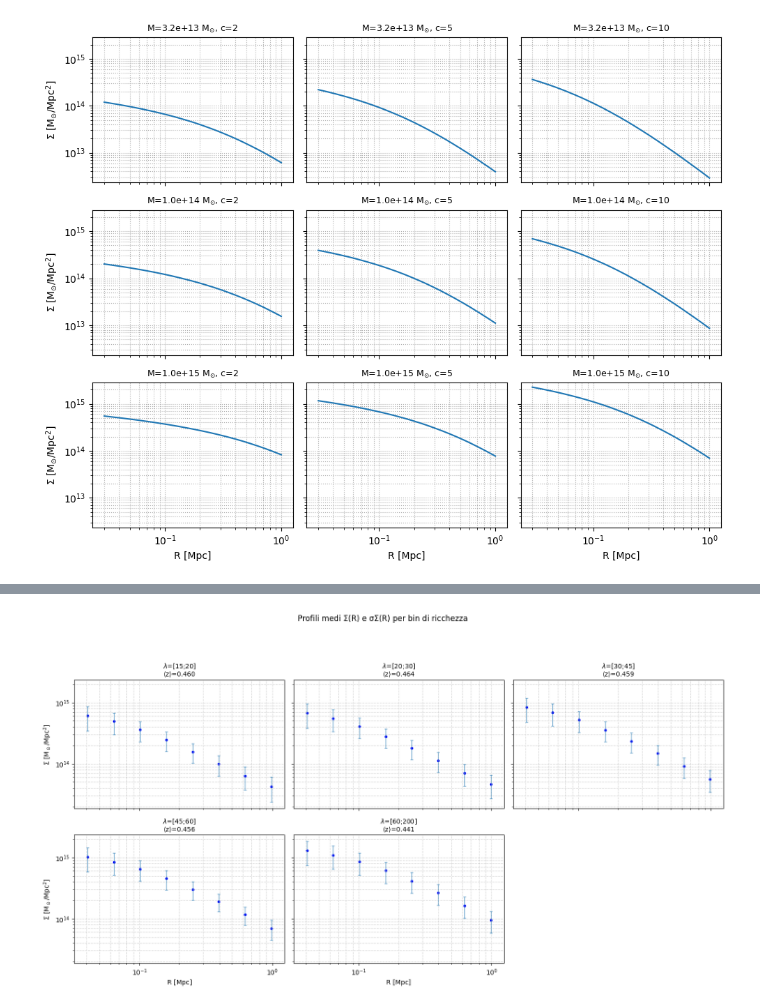
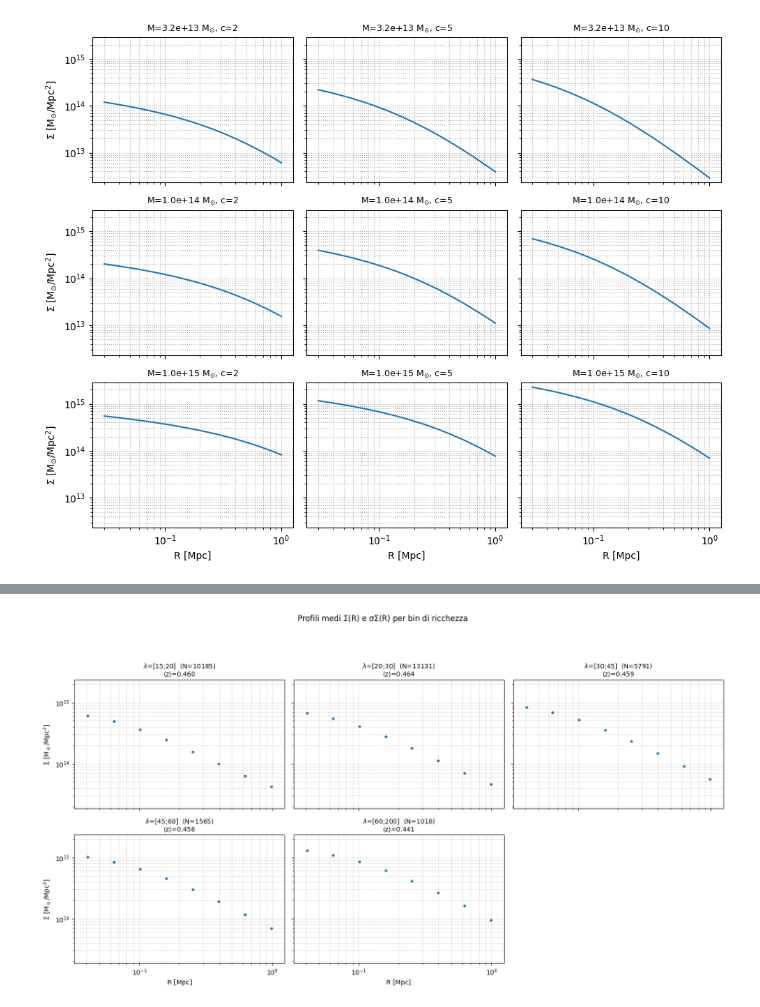
Before and after one commit to Nicholasrinaldi/Esame, a Jupyter notebook: Esame_TRMD.ipynb, the cells around one changed output, grey strips where cells are left out. Saved outputs shown, nothing was run; the diff lists cells and outputs as text; code cells hidden in the pictures.

```diff
--- a/Esame_TRMD.ipynb
+++ b/Esame_TRMD.ipynb
@@ -96,95 +93,75 @@ I risultati vengono rappresentati con barre di errore e confrontati con un model
 # %%
 
-from astropy.table import Table
+#  carico i dati
+tbl   = Table.read("halo_catalog.fit")
+R     = np.load("R_values.npy")
+z     = np.array(tbl["Z"])
+rich  = np.array(tbl["LAMBDA_TR"])
+sigma = np.array(tbl["SIGMA_of_R"])
 
-# 1) LOAD DATA
-tbl     = Table.read("halo_catalog.fit")      # columns: 'Z', 'LAMBDA_TR', 'SIGMA_of_R'
-R       = np.load("R_values.npy")              # shape (N_R,)
-z       = np.array(tbl["Z"])                   # (N_halos,)
-rich    = np.array(tbl["LAMBDA_TR"])            # (N_halos,)
-sigma   = np.array(tbl["SIGMA_of_R"])           # (N_halos, N_R)
-
-# 2) DEFINE RICHNESS BINS
+# definisco i bin di ricchezza
 lambda_edges = [15, 20, 30, 45, 60, 200]
 n_bins       = len(lambda_edges) - 1
 
-# 3) FOR EACH BIN, COMPUTE ⟨z⟩, σ_z, ⟨Σ⟩(R), σ_Σ(R)
+# array dove accumulo i risultati
 mean_z      = []
 std_z       = []
 mean_sigmas = []
 std_sigmas  = []
+halo_counts = []
 
 for i in range(n_bins):
     low, high = lambda_edges[i], lambda_edges[i+1]
-    # include ≤ high on the last bin
-    if i < n_bins-1:
-        mask = (rich >= low) & (rich < high)
-    else:
-        mask = (rich >= low) & (rich <= high)
+    mask = (rich >= low) & (rich < high) if i < n_bins-1 else (rich >= low) & (rich <= high)
 
-    profs = sigma[mask]             # shape (N_bin, N_R)
+    N_halo = mask.sum()
+    halo_counts.append(N_halo)
+
+    profs = sigma[mask]
     mean_z.append(np.mean(z[mask]))
-    std_z.append( np.std(z[mask])  )
+    std_z.append(np.std(z[mask]))
     mean_sigmas.append(np.mean(profs, axis=0))
-    std_sigmas .append(np.std( profs, axis=0))
+    std_sigmas.append(np.std(profs, axis=0))
 
-# 4) FIND GLOBAL PLOT LIMITS (so every panel is on the same scale)
+
+print("Numero di aloni per bin:", halo_counts)
+
+# limiti per gli assi, identici tra i pannelli
 all_lower = [m - s for m, s in zip(mean_sigmas, std_sigmas)]
 all_upper = [m + s for m, s in zip(mean_sigmas, std_sigmas)]
-ymin      = min(np.min(arr) for arr in all_lower)
-ymax      = max(np.max(arr) for arr in all_upper)
-xmin, xmax= R.min(), R.max()
-
-# pad by 10% in log‐space so markers/labels don’t sit exactly at the border
+ymin, ymax = min(np.min(a) for a in all_lower), max(np.max(a) for a in all_upper)
+xmin, xmax = R.min(), R.max()
 pad_frac = 0.1
-x_lo = xmin * 10**(-pad_frac)
-x_hi = xmax * 10**( pad_frac)
-y_lo = ymin * 10**(-pad_frac)
-y_hi = ymax * 10**( pad_frac)
+x_lo, x_hi = xmin * 10**(-pad_frac), xmax * 10**(pad_frac)
+y_lo, y_hi = ymin * 10**(-pad_frac), ymax * 10**(pad_frac)
 
 
 fig, axes = plt.subplots(2, 3, figsize=(15, 8), sharex=True, sharey=True)
 axes = axes.flatten()
 
 for i in range(n_bins):
-    ax = axes[i]
-    μ = mean_sigmas[i]
-    σ = std_sigmas [i]
+    ax   = axes[i]
+    μ, σ = mean_sigmas[i], std_sigmas[i]/halo_counts[i]
     zbar = mean_z[i]
 
-    # scatter + ±1σ ribbon
-    ax.scatter(R, μ, s=10,color='blue')
-    ax.errorbar(
-    R, μ,
-    yerr=σ,               # here σ is your std array
-    fmt='none',           # don’t draw any extra markers
-    ecolor='C0',
-    elinewidth=1,
-    capsize=2,
-    alpha=0.7,
-)
+    ax.scatter(R, μ, s=10, color='C0')
+    ax.errorbar(R, μ, yerr=σ, fmt='none', ecolor='C0', elinewidth=1, capsize=2, alpha=0.7)
 
-    ax.set_xscale('log')
-    ax.set_yscale('log')
-    ax.set_xlim(x_lo, x_hi)
-    ax.set_ylim(y_lo, y_hi)
+    ax.set_xscale('log'); ax.set_yscale('log')
+    ax.set_xlim(x_lo, x_hi); ax.set_ylim(y_lo, y_hi)
     ax.grid(True, which='both', ls=':')
 
-    ax.set_title(
-        rf"$\lambda$=[{lambda_edges[i]};{lambda_edges[i+1]}]"
-        + "\n"
-        + rf"⟨z⟩={zbar:.3f}", fontsize=10
-    )
+    ax.set_title(rf"$\lambda$=[{lambda_edges[i]};{lambda_edges[i+1]}]  "
+                 f"(N={halo_counts[i]})\n⟨z⟩={zbar:.3f}", fontsize=10)
     if i % 3 == 0:
         ax.set_ylabel(r"Σ [M$_\odot$/Mpc$^2$]")
     if i // 3 == 1:
         ax.set_xlabel("R [Mpc]")
 
-# turn off the 6th (empty) panel
+# pannello vuoto
 axes[-1].axis('off')
 
-
 fig.suptitle("Profili medi Σ(R) e σΣ(R) per bin di ricchezza", y=1.02)
-fig.tight_layout(rect=[0,0,1,0.95])
+fig.tight_layout(rect=[0, 0, 1, 0.95])
 plt.show()
 # %% [output]
@@ -191 +169 @@ plt.show()
-[figure, old version]
+[figure, new version]
```
Also changed, not shown: parts of 16 cells of this notebook.
